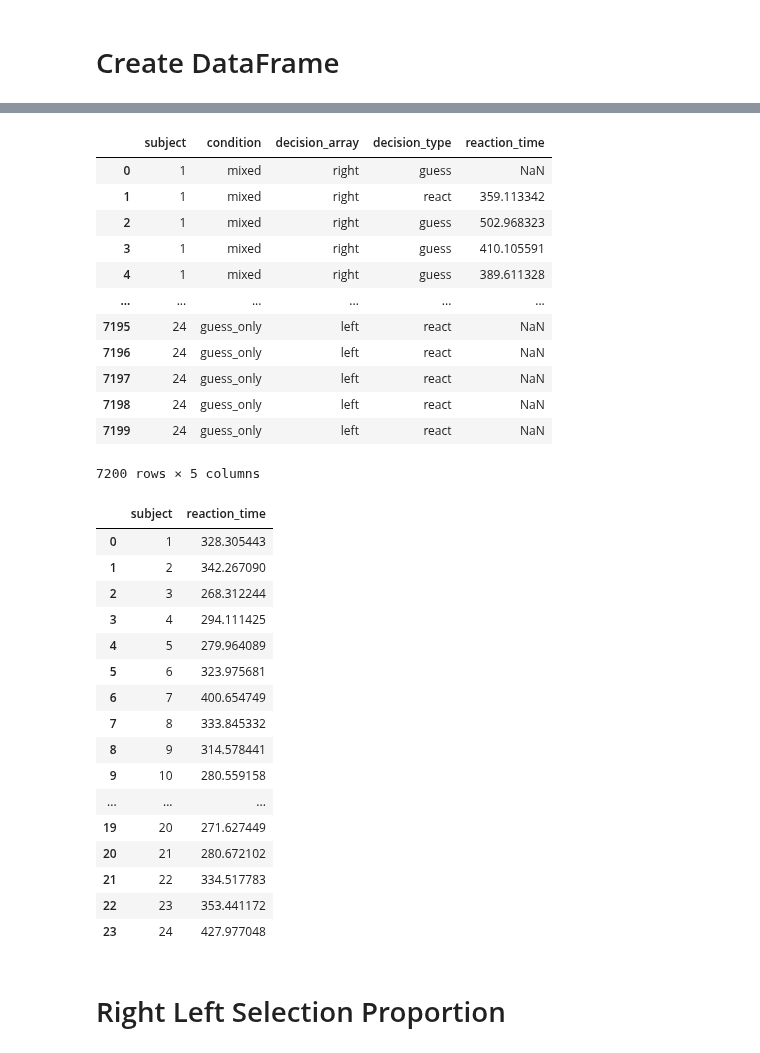
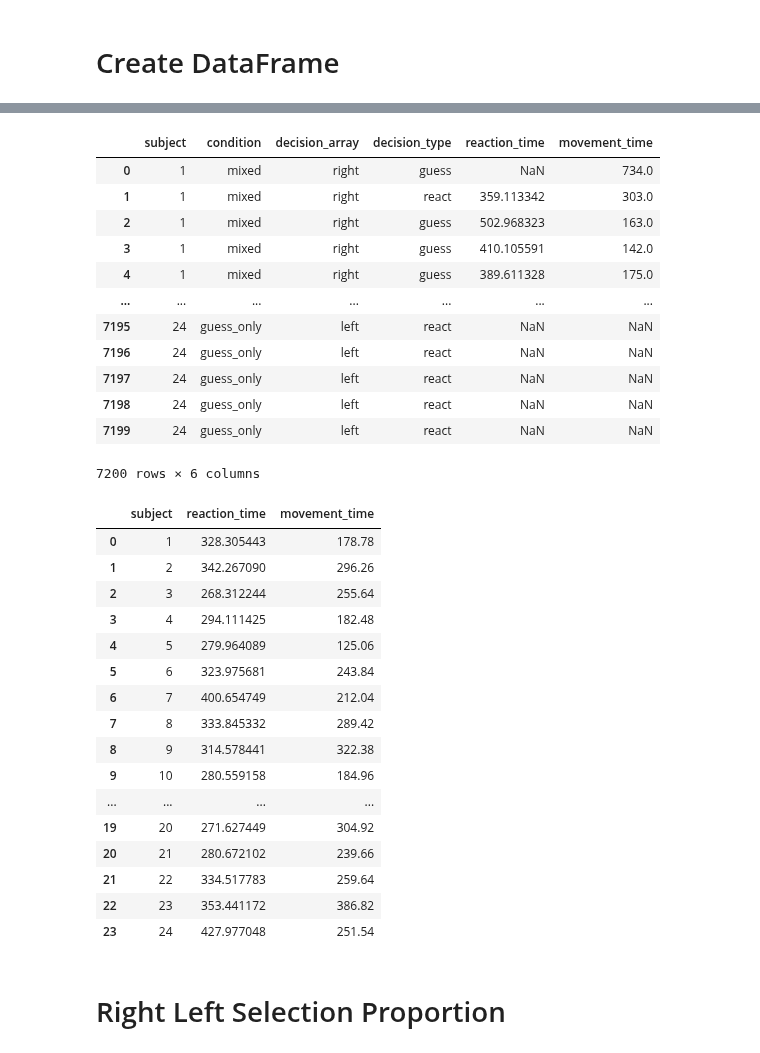
Before and after one commit to SethSullivan/MatchPennies-Agent-Expirement, a Jupyter notebook: scripts/explore_data/Exp2_Reaction_Time_Analysis.ipynb, the cells around one changed output, grey strips where cells are left out. Cells and saved outputs as stored; diff of their text form; code cells hidden in the pictures.

```diff
--- a/scripts/explore_data/Exp2_Reaction_Time_Analysis.ipynb
+++ b/scripts/explore_data/Exp2_Reaction_Time_Analysis.ipynb
@@ -98,51 +68,55 @@ array([ 1.,  1.,  1.,  1.,  1.,  1.,  1.,  1., -1.,  1.,  1.,  1., -1.,
 # %%
 num_conditions = 3
 num_trials = 100
 subject_number = np.repeat(np.arange(1, it.num_subjects + 1, 1, dtype=int), num_conditions*num_trials) # Get subject 1 300 times, then sub 2 300 times
 condition = np.tile(np.repeat(['mixed','react_only','guess_only'],num_trials), it.num_subjects) # Get (1 100 times, then 2 100 times etc. and then tile that for each subject)
 reaction_decision_array = np.where(group.movement_metrics.reaction_decision_array.flatten()==1.0,'right','left')
 reaction_time = group.movement_metrics.reaction_times.flatten()
+movement_time = group.movement_metrics.movement_times(task="reaction").flatten()
 decision_type = np.where(group.movement_metrics.reaction_guess_mask,"guess","react").flatten()
 df = pd.DataFrame({
     'subject':subject_number,"condition":condition,
-    "decision_array":reaction_decision_array,"decision_type":decision_type,"reaction_time":reaction_time
+    "decision_array":reaction_decision_array,
+    "decision_type":decision_type,
+    "reaction_time":reaction_time,
+    "movement_time":movement_time,
 
 })
 df
 # %% [output]
-|  | subject | condition | decision_array | decision_type | reaction_time |
-| 0 | 1 | mixed | right | guess | NaN |
-| 1 | 1 | mixed | right | react | 359.113342 |
-| 2 | 1 | mixed | right | guess | 502.968323 |
-| 3 | 1 | mixed | right | guess | 410.105591 |
-| 4 | 1 | mixed | right | guess | 389.611328 |
-| ... | ... | ... | ... | ... | ... |
-| 7195 | 24 | guess_only | left | react | NaN |
-| 7196 | 24 | guess_only | left | react | NaN |
-| 7197 | 24 | guess_only | left | react | NaN |
-| 7198 | 24 | guess_only | left | react | NaN |
-| 7199 | 24 | guess_only | left | react | NaN |
+|  | subject | condition | decision_array | decision_type | reaction_time | movement_time |
+| 0 | 1 | mixed | right | guess | NaN | 734.0 |
+| 1 | 1 | mixed | right | react | 359.113342 | 303.0 |
+| 2 | 1 | mixed | right | guess | 502.968323 | 163.0 |
+| 3 | 1 | mixed | right | guess | 410.105591 | 142.0 |
+| 4 | 1 | mixed | right | guess | 389.611328 | 175.0 |
+| ... | ... | ... | ... | ... | ... | ... |
+| 7195 | 24 | guess_only | left | react | NaN | NaN |
+| 7196 | 24 | guess_only | left | react | NaN | NaN |
+| 7197 | 24 | guess_only | left | react | NaN | NaN |
+| 7198 | 24 | guess_only | left | react | NaN | NaN |
+| 7199 | 24 | guess_only | left | react | NaN | NaN |
-7200 rows × 5 columns
+7200 rows × 6 columns
 # %%
 df.query("condition=='mixed' & decision_type == 'react'").groupby('subject').mean("reaction_time").reset_index()
 # %% [output]
-|  | subject | reaction_time |
-| 0 | 1 | 328.305443 |
-| 1 | 2 | 342.267090 |
-| 2 | 3 | 268.312244 |
-| 3 | 4 | 294.111425 |
-| 4 | 5 | 279.964089 |
-| 5 | 6 | 323.975681 |
-| 6 | 7 | 400.654749 |
-| 7 | 8 | 333.845332 |
-| 8 | 9 | 314.578441 |
-| 9 | 10 | 280.559158 |
-| ... | ... | ... |
-| 19 | 20 | 271.627449 |
-| 20 | 21 | 280.672102 |
-| 21 | 22 | 334.517783 |
-| 22 | 23 | 353.441172 |
-| 23 | 24 | 427.977048 |
+|  | subject | reaction_time | movement_time |
+| 0 | 1 | 328.305443 | 178.78 |
+| 1 | 2 | 342.267090 | 296.26 |
+| 2 | 3 | 268.312244 | 255.64 |
+| 3 | 4 | 294.111425 | 182.48 |
+| 4 | 5 | 279.964089 | 125.06 |
+| 5 | 6 | 323.975681 | 243.84 |
+| 6 | 7 | 400.654749 | 212.04 |
+| 7 | 8 | 333.845332 | 289.42 |
+| 8 | 9 | 314.578441 | 322.38 |
+| 9 | 10 | 280.559158 | 184.96 |
+| ... | ... | ... | ... |
+| 19 | 20 | 271.627449 | 304.92 |
+| 20 | 21 | 280.672102 | 239.66 |
+| 21 | 22 | 334.517783 | 259.64 |
+| 22 | 23 | 353.441172 | 386.82 |
+| 23 | 24 | 427.977048 | 251.54 |
 # %% [markdown]
 # Right Left Selection Proportion
 # %%
```
Also changed, not shown: parts of 13 cells of this notebook.
